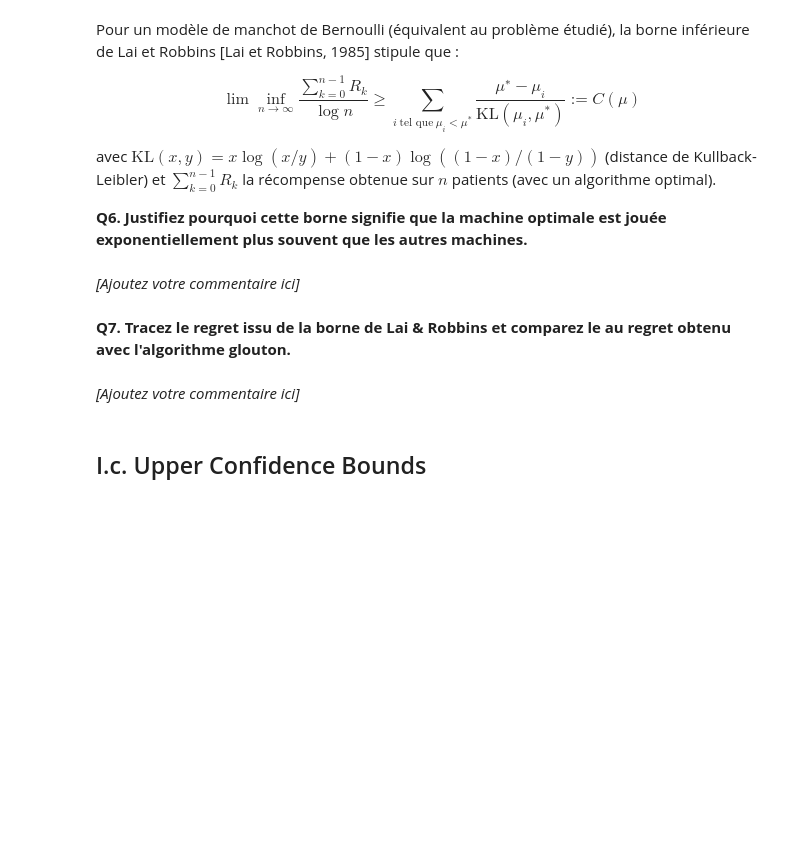
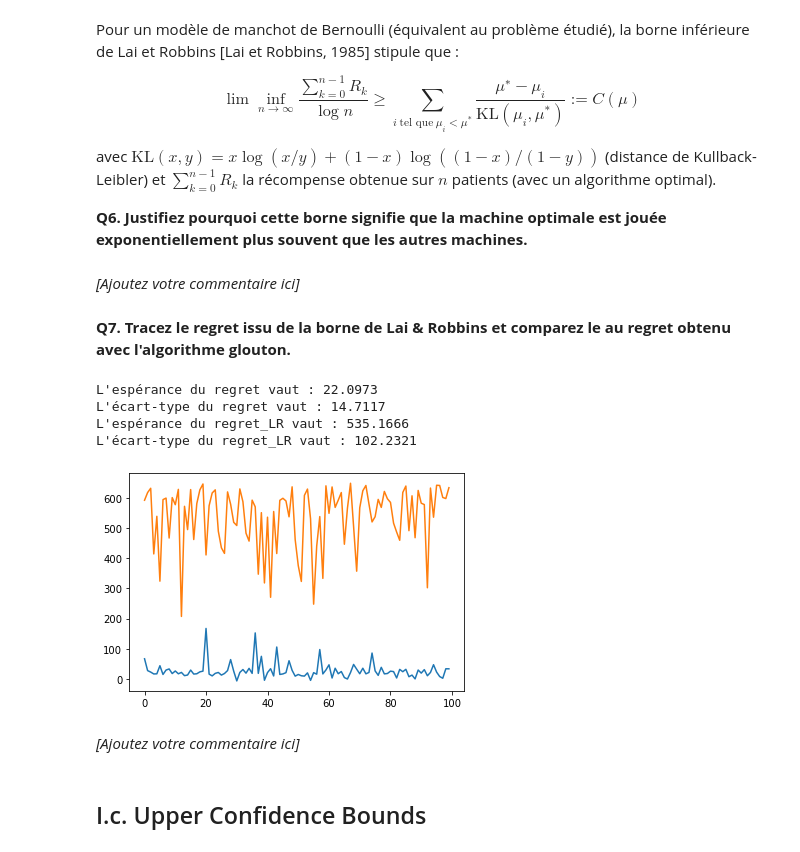
Before and after one commit to Miolith/reinforcement-learning, a Jupyter notebook: C1_TP_MAB1.ipynb, the cells around one changed output. Drawn from its saved outputs; the diff is of its cells as text; code cells hidden in the pictures; blank space fills up the shorter version.

```diff
--- a/C1_TP_MAB1.ipynb
+++ b/C1_TP_MAB1.ipynb
@@ -309,6 +309,9 @@ for i, MAB in enumerate(MAB_100):
 
     regret[i] = n*MAB[actual_best].immunity_rate - reward.sum()
 
+
+regret_glouton = regret
+
 regret_moyen = regret.mean()
 regret_ecart_type = torch.std(regret)
 
@@ -474,3 +447,66 @@ plt.show() # affiche la figure à l'écran
+# %%
+MAB_100 = [generate_arms(5) for i in range(100)]
+N = 50
+M = 600
+n = N + M
+
+kl_loss = torch.nn.KLDivLoss()
+
+regret = torch.zeros(100)
+regret_LR = torch.zeros(100)
+
+for i, MAB in enumerate(MAB_100):
+    # Exploration
+    reward = torch.zeros(5)
+    T = torch.zeros(5)
+    for k in range(N):
+        vaccin = torch.randint(low=0, high=5, size=(1,))
+        T[vaccin] += 1
+        reward[vaccin] += MAB[vaccin].sample(1).int().item()
+
+    best_vaccin = torch.argmax(reward / T)
+    actual_best = torch.argmax(torch.tensor([v.immunity_rate for v in MAB]))
+
+    # Exploitation
+    vaccin = best_vaccin
+    for k in range(M):
+        reward[vaccin] += MAB[vaccin].sample(1).int().item()
+        T[vaccin] += 1
+        vaccin = torch.argmax(reward / T)
+
+
+    regret[i] = n*MAB[actual_best].immunity_rate - reward.sum()
+    regret_LR[i] = n*MAB[actual_best].immunity_rate
+
+
+    for key, vac in enumerate(MAB):
+        if (key == actual_best):
+            continue
+
+        regret_LR[i] -= np.log(n) * ((MAB[actual_best].immunity_rate - MAB[best_vaccin].immunity_rate) / kl_loss(MAB[best_vaccin].immunity_rate, MAB[actual_best].immunity_rate))
+
+regret_moyen = regret_glouton.mean()
+regret_ecart_type = torch.std(regret_glouton)
+
+regret_moyen_LR = regret_LR.mean()
+regret_ecart_type_LR = torch.std(regret_LR)
+
+print("L'espérance du regret vaut : %.4f" % regret_moyen)
+print("L'écart-type du regret vaut : %.4f" % regret_ecart_type)
+
+print("L'espérance du regret_LR vaut : %.4f" % regret_moyen_LR)
+print("L'écart-type du regret_LR vaut : %.4f" % regret_ecart_type_LR)
+
+plt.plot(regret)
+plt.plot(regret_LR)
+
+plt.show() # affiche la figure à l'écran
+# %% [output]
+L'espérance du regret vaut : 22.0973
+L'écart-type du regret vaut : 14.7117
+L'espérance du regret_LR vaut : 535.1666
+L'écart-type du regret_LR vaut : 102.2321
+[figure, added]
 # %% [markdown]
 *[Ajoutez votre commentaire ici]*
 # %% [markdown]
```
Also changed, not shown: parts of 8 cells of this notebook.
